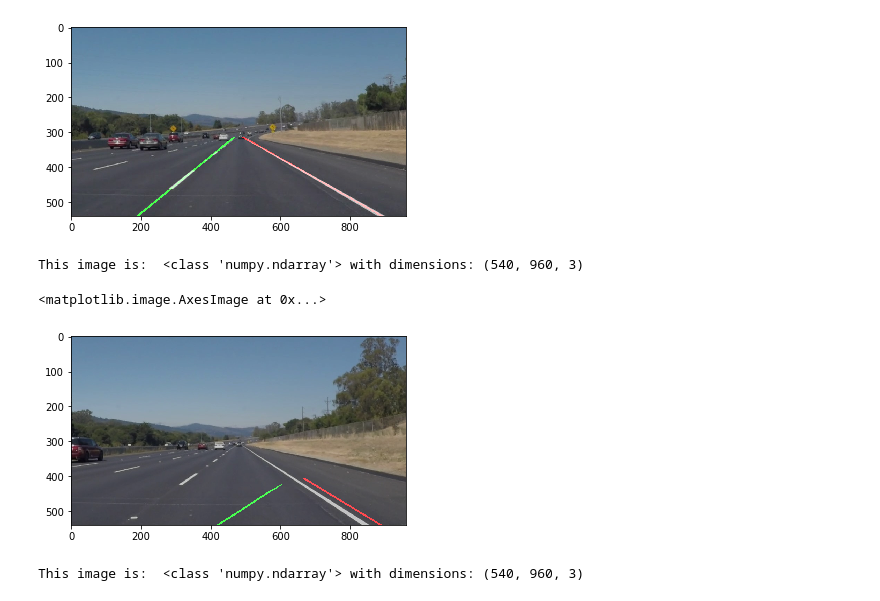
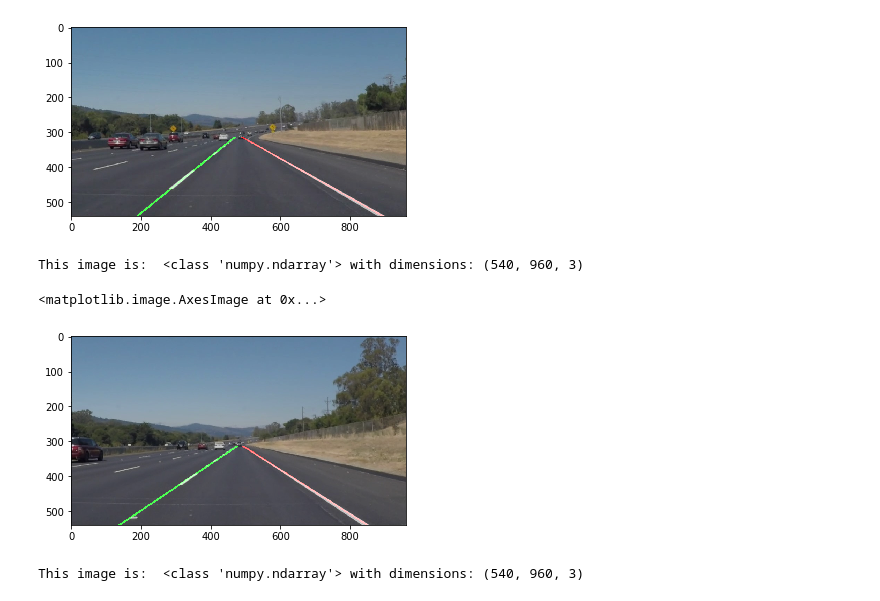
Before and after one commit to MaxMontoro/P1-finding-lane-lines, a Jupyter notebook: P1_submission.ipynb, the cells around one changed output. Drawn from its saved outputs; the diff is of its cells as text; code cells hidden in the pictures.

```diff
--- a/P1_submission.ipynb
+++ b/P1_submission.ipynb
@@ -195,7 +195,7 @@ def get_lane_line_from_segments(line_segments, weights, side):
         xs, ys = get_coords_from_line_segments(line_segments)
 
         # If we have few data points, and we have some data in the cache, work from that
-        if len(list(xs)) < 6 and len(CACHE[side]) > 4:
+        if len(list(xs)) < 4 and len(CACHE[side]) > 4:
             line = get_line_from_cache(CACHE, side)
         else:
             line_in_current_frame = get_average_line_from_coords(xs, ys, weights)
@@ -359,11 +359,11 @@ This image is:  <class 'numpy.ndarray'> with dimensions: (540, 960, 3)
 [figure]
 # %%
 image = load_image(os.path.join('test_images', images[1]))
-img = main(image)
+img = run_pipeline_on_image(image)
 plt.imshow(img)
 # %% [output]
 This image is:  <class 'numpy.ndarray'> with dimensions: (540, 960, 3)
 <matplotlib.image.AxesImage at 0x...>
-[figure, old version]
+[figure, new version]
 # %%
 image = load_image(os.path.join('test_images', images[2]))
```
Also changed, not shown: parts of 8 cells of this notebook, 1 other file.
